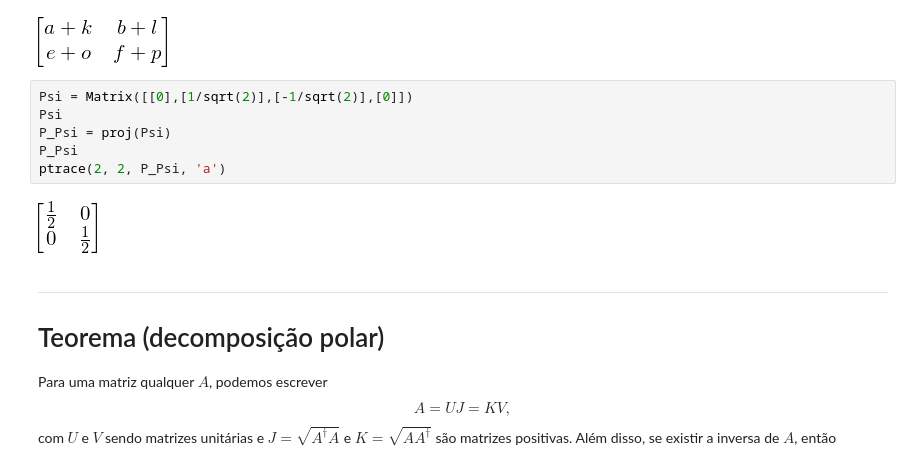
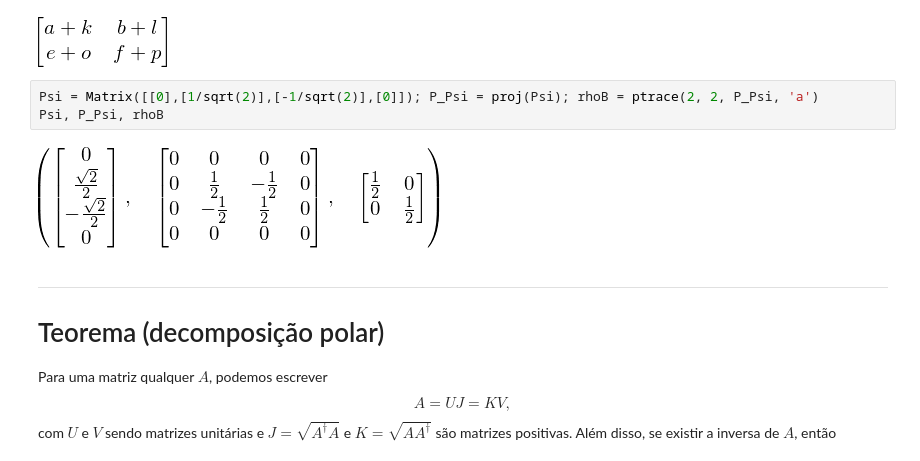
Before and after one commit to jonasmaziero/algebra_linear, a Jupyter notebook: 05_composite.ipynb, the cells around one changed output. Drawn from its saved outputs; the diff is of its cells as text.

```diff
--- a/05_composite.ipynb
+++ b/05_composite.ipynb
@@ -175,13 +236,10 @@ ptrace(2, 2, A, 'a')
 # %% [output]
 [figure]
 # %%
-Psi = Matrix([[0],[1/sqrt(2)],[-1/sqrt(2)],[0]])
-Psi
-P_Psi = proj(Psi)
-P_Psi
-ptrace(2, 2, P_Psi, 'a')
+Psi = Matrix([[0],[1/sqrt(2)],[-1/sqrt(2)],[0]]); P_Psi = proj(Psi); rhoB = ptrace(2, 2, P_Psi, 'a')
+Psi, P_Psi, rhoB
 # %% [output]
-[figure, old version]
+[figure, new version]
 # %% [markdown]
 ---
 # Teorema (decomposição polar)
```
Also changed, not shown: parts of 18 cells of this notebook, 3 other files.
